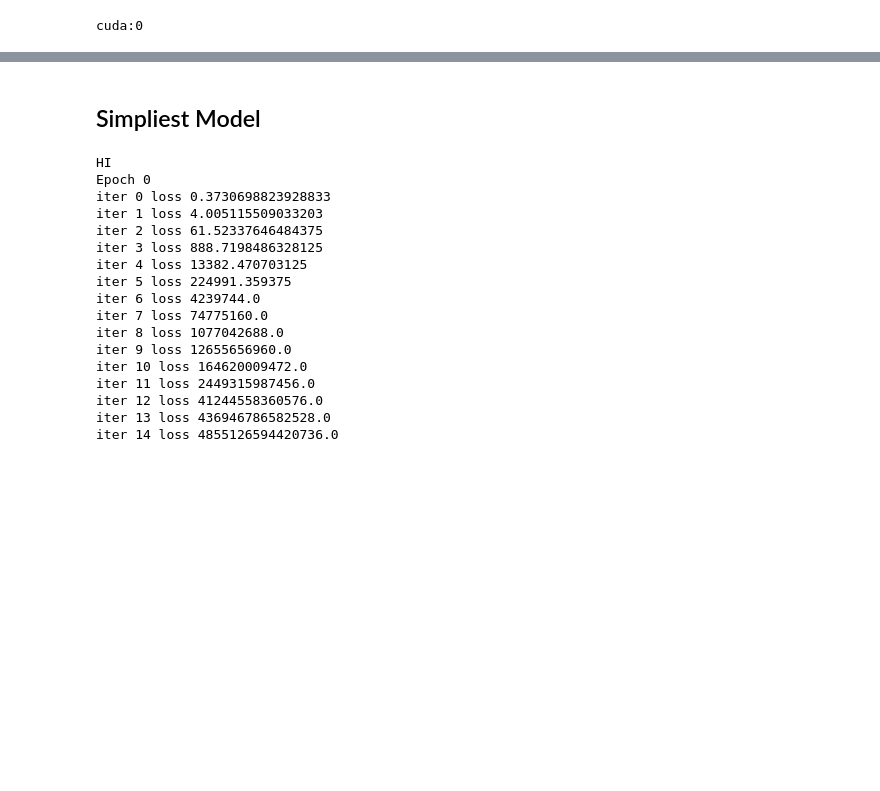
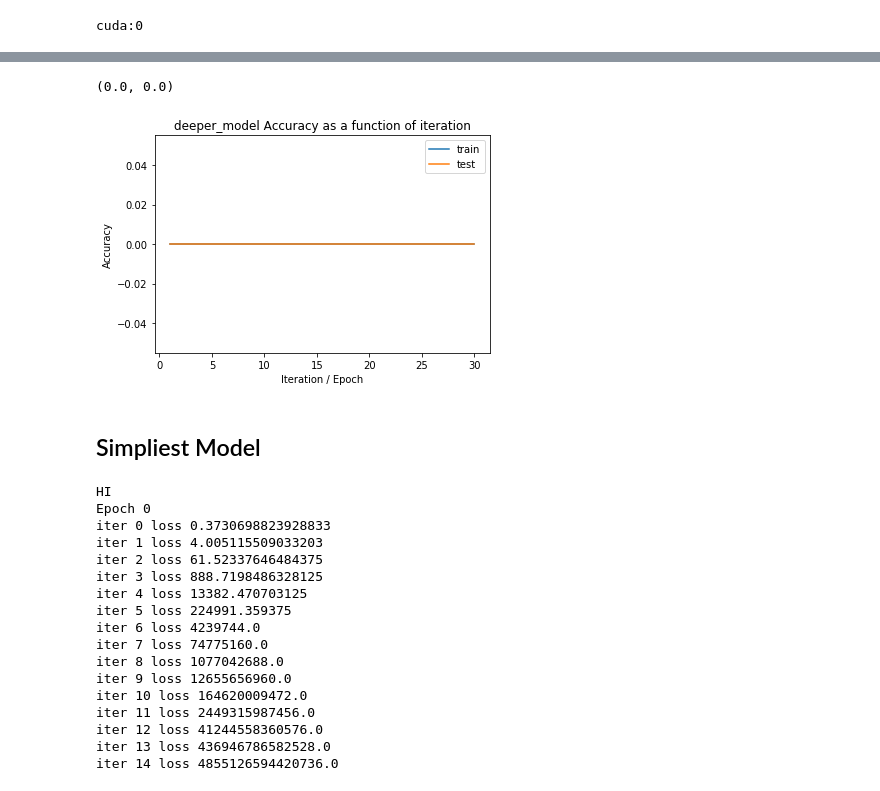
Before and after one commit to liangw6/like_estimator, a Jupyter notebook: ml_run.ipynb, the cells around one changed output, grey strips where cells are left out. Cells and saved outputs as stored; diff of their text form; code cells hidden in the pictures; blank space fills up the shorter version.

```diff
--- a/ml_run.ipynb
+++ b/ml_run.ipynb
@@ -96,0 +383,6 @@ testloader = torch.utils.data.DataLoader(testset, **params)
+# %%
+part_b_net = DeeperNet()
+part_b_net.to(device)
+part_b_opt = optim.SGD(part_b_net.parameters(), lr=0.0001, momentum=0)
+train(part_b_net, part_b_opt, graph_title='deeper_model', num_epoch=30, print_interval=100)
+# %% [output]
@@ -96,0 +406,2 @@ testloader = torch.utils.data.DataLoader(testset, **params)
+(0.0, 0.0)
+[figure, added]
```
Also changed, not shown: parts of 16 cells of this notebook, 6 other files.
